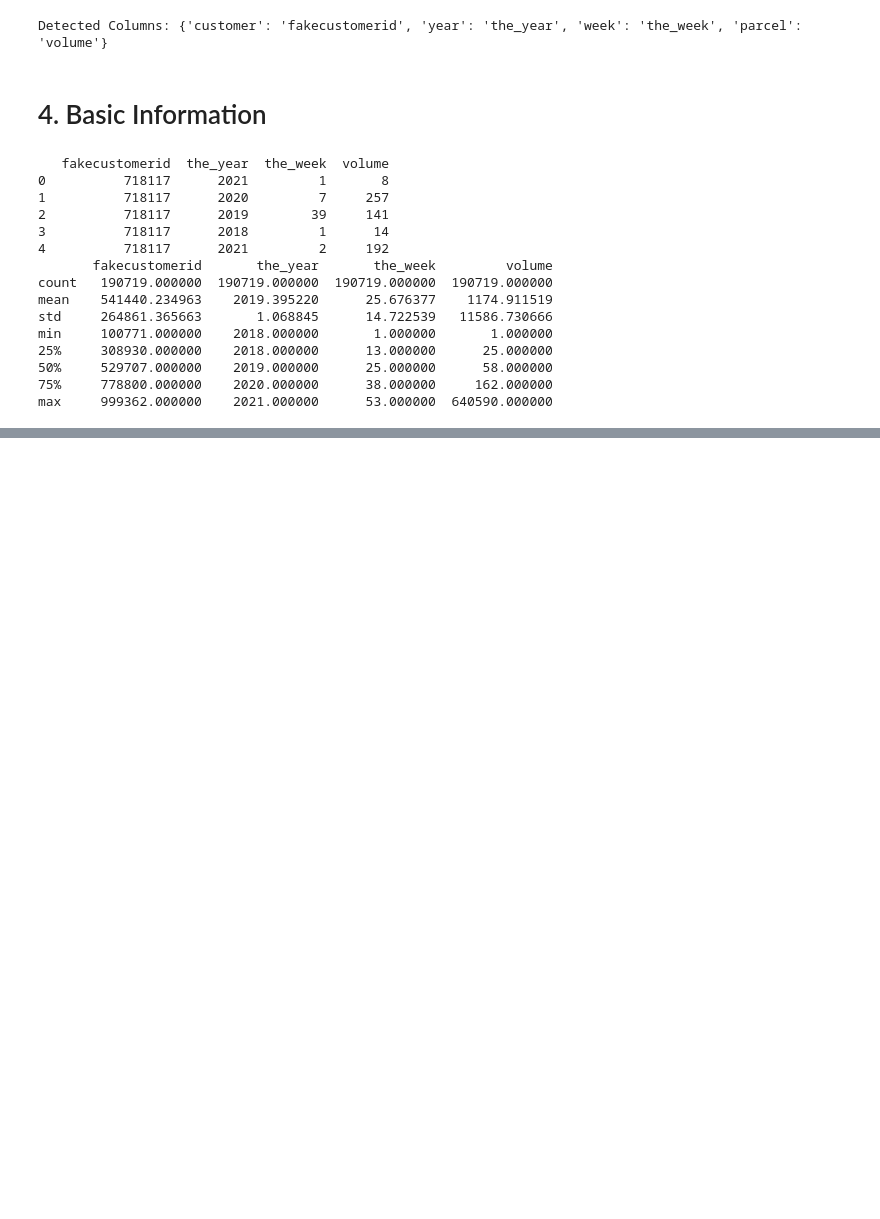
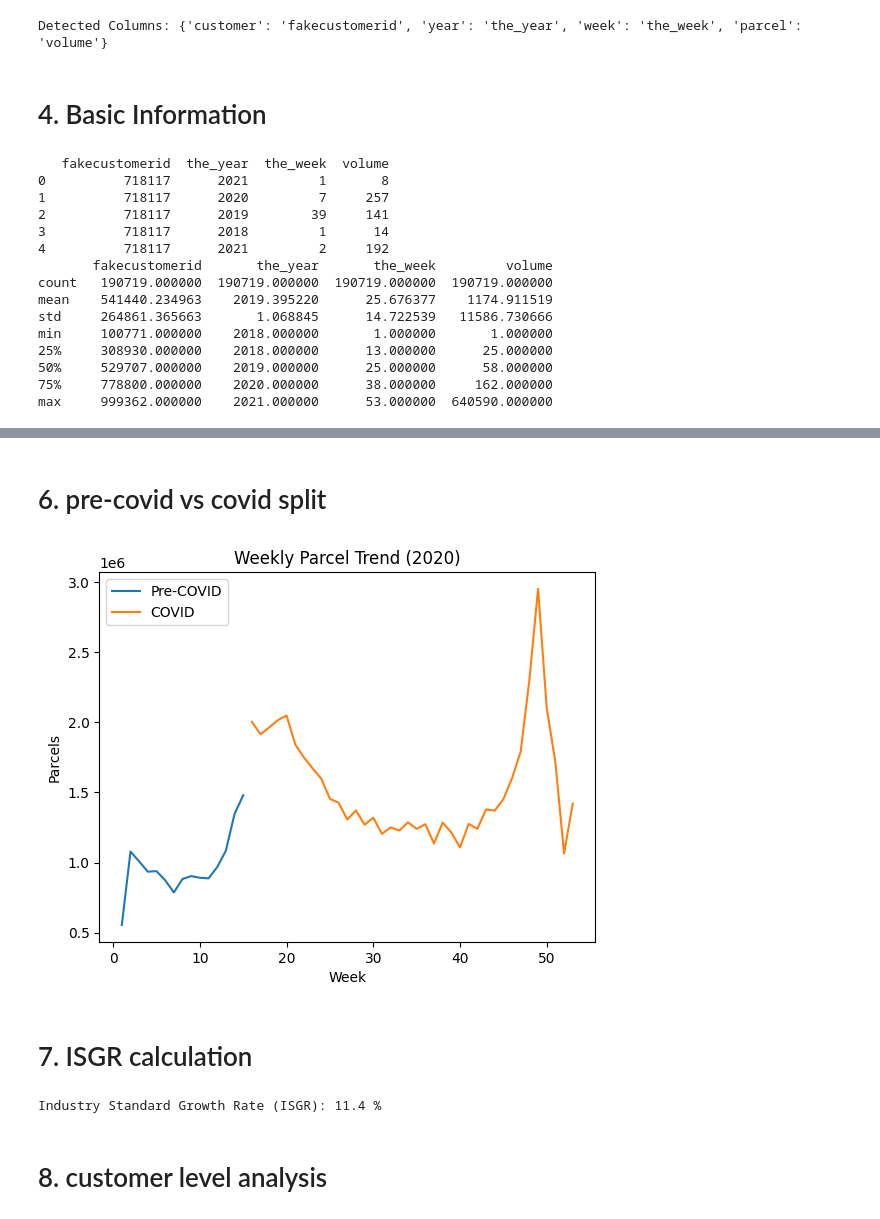
Before and after one commit to Ayman-Karovadiya-000590531/COMP-603-Final-Project, a Jupyter notebook: Group7_Project.ipynb, the cells around one changed output, grey strips where cells are left out. Drawn from its saved outputs; the diff is of its cells as text; code cells hidden in the pictures; blank space fills up the shorter version.

```diff
--- a/Group7_Project.ipynb
+++ b/Group7_Project.ipynb
@@ -67,0 +85,38 @@ max     999362.000000    2021.000000      53.000000  640590.000000
+# %% [markdown]
+# 6. pre-covid vs covid split
+# %%
+pre_covid_2020 = df[(df[year_col] == 2020) & (df[week_col] <= 15)]
+covid_2020 = df[(df[year_col] == 2020) & (df[week_col] > 15)]
+
+weekly_pre = pre_covid_2020.groupby(week_col)[parcel_col].sum()
+weekly_covid = covid_2020.groupby(week_col)[parcel_col].sum()
+
+plt.figure()
+plt.plot(weekly_pre.index, weekly_pre.values, label='Pre-COVID')
+plt.plot(weekly_covid.index, weekly_covid.values, label='COVID')
+
+plt.legend()
+plt.title("Weekly Parcel Trend (2020)")
+plt.xlabel("Week")
+plt.ylabel("Parcels")
+plt.show()
+# %% [output]
+[figure, added]
+# %% [markdown]
+# 7. ISGR calculation
+# %%
+pre_covid_2020 = df[(df[year_col] == 2020) & (df[week_col] <= 15)]
+covid_2020 = df[(df[year_col] == 2020) & (df[week_col] > 15)]
+
+pre_2019 = df[(df[year_col] == 2019) & (df[week_col] <= 15)]
+
+
+vol_2020 = pre_covid_2020[parcel_col].sum()
+vol_2019 = pre_2019[parcel_col].sum()
+
+isgr = ((vol_2020 - vol_2019) / vol_2019) * 100
+print("Industry Standard Growth Rate (ISGR):", round(isgr,2), "%")
+# %% [output]
+Industry Standard Growth Rate (ISGR): 11.4 %
+# %% [markdown]
+# 8. customer level analysis
```
Also changed, not shown: parts of 3 cells of this notebook.
